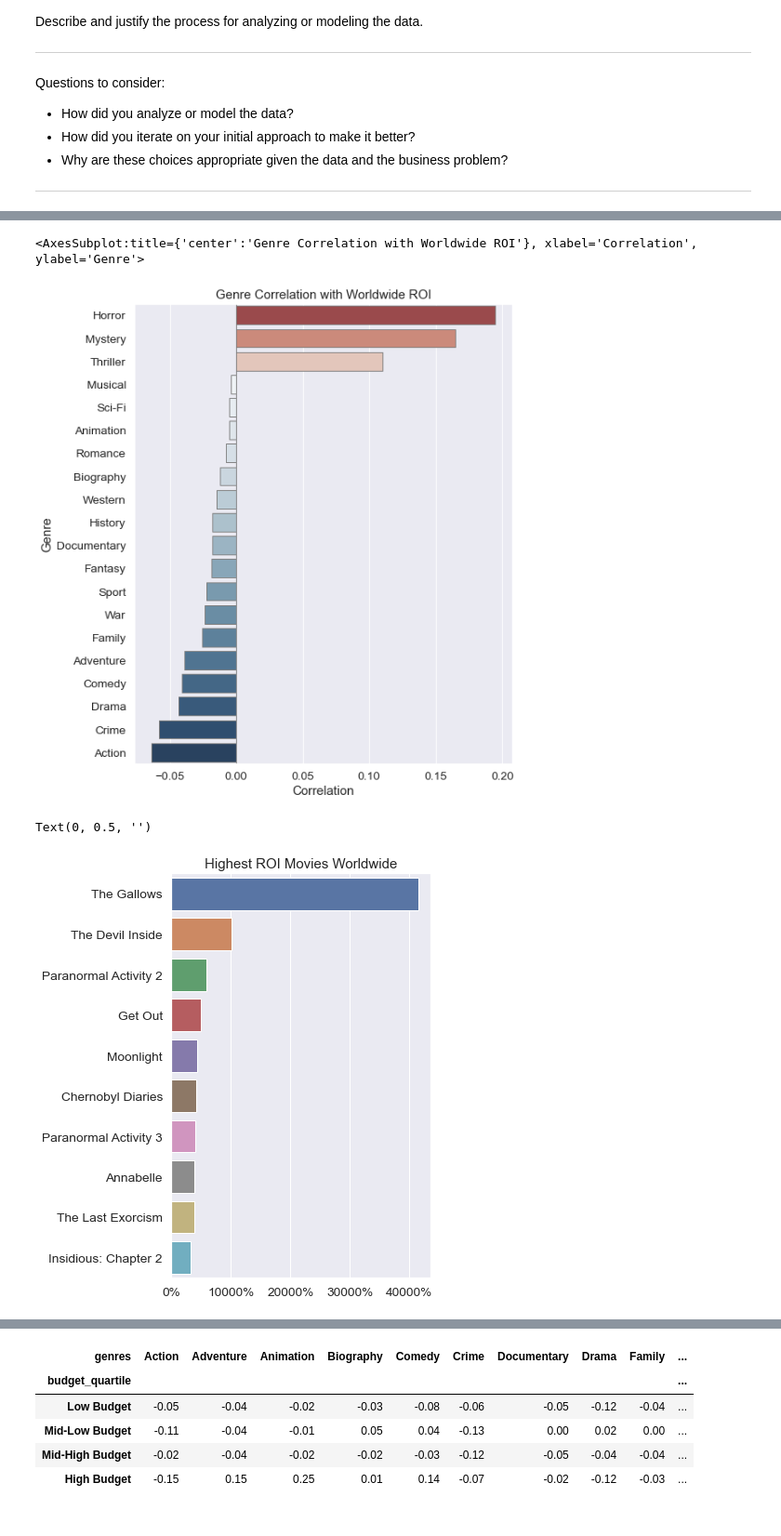
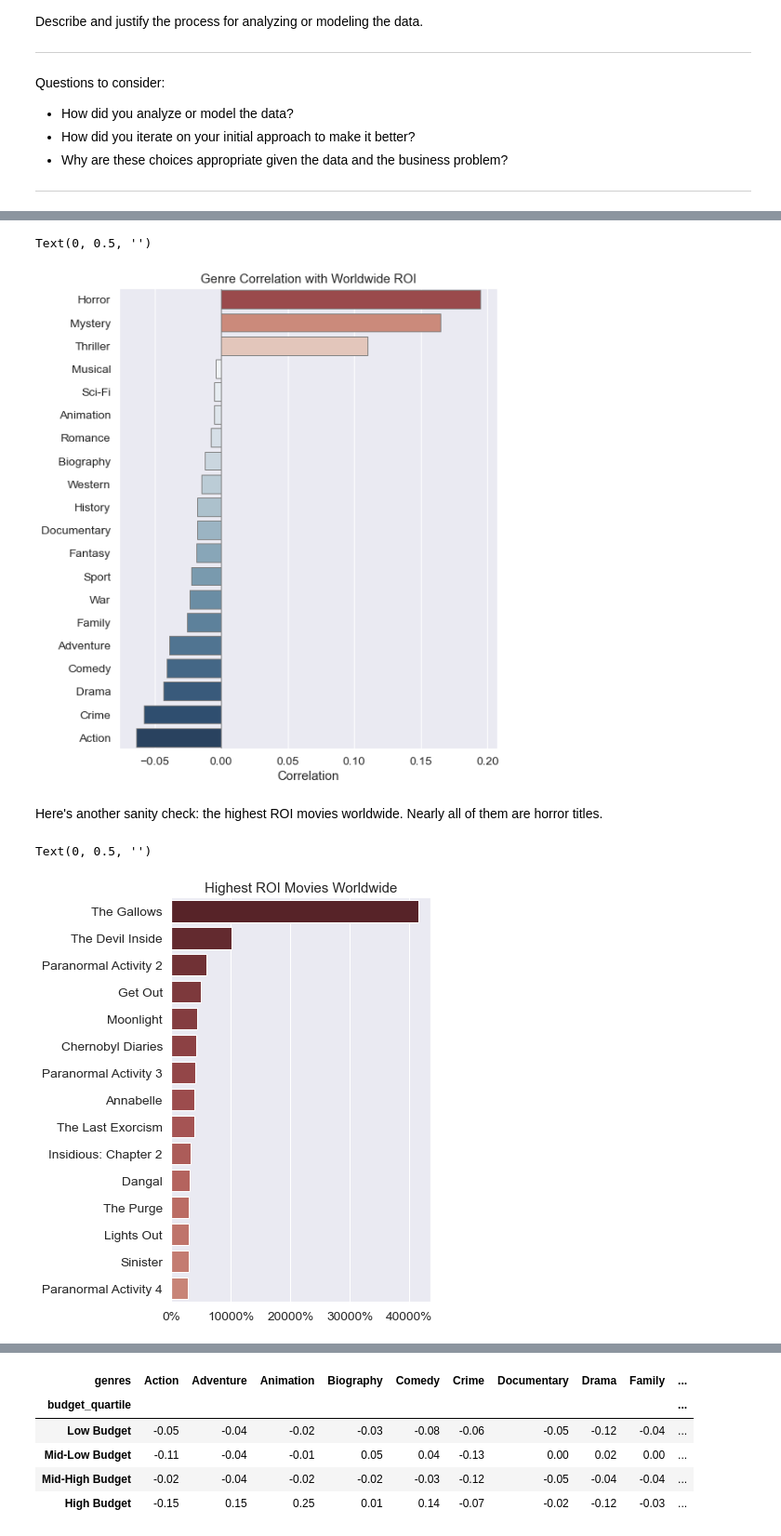
Before and after one commit to ndgigliotti/dsc-phase-1-project, a Jupyter notebook: genres.ipynb, the cells around one changed output, grey strips where cells are left out. Shown at 93% size. Drawn from its saved outputs; the diff is of its cells as text; code cells hidden in the pictures.

```diff
--- a/genres.ipynb
+++ b/genres.ipynb
@@ -485,14 +527,19 @@ axes = plotting.boolean_violinplots(combos, imdb['worldwide_profit'], suptitle='
 # %%
-plotting.cat_correlation(combos, imdb['worldwide_roi'], 'Genre Correlation with Worldwide ROI', 'Genre')
+ax = plotting.cat_correlation(combos, imdb['worldwide_roi'])
+ax.set_title('Genre Correlation with Worldwide ROI')
+ax.set_ylabel(None)
 # %% [output]
-<AxesSubplot:title={'center':'Genre Correlation with Worldwide ROI'}, xlabel='Correlation', ylabel='Genre'>
+Text(0, 0.5, '')
-[figure, old version]
+[figure, new version]
+# %% [markdown]
+Here's another sanity check: the highest ROI movies worldwide. Nearly all of them are horror titles.
 # %%
-ax = plotting.topn_ranking(imdb, 'primary_title', 'worldwide_roi', 10, figsize=(5, 8))
+reds = sns.color_palette('Reds_r', 30, desat=0.6)
+ax = plotting.topn_ranking(imdb, 'primary_title', 'worldwide_roi', 15, figsize=(5, 8), palette=reds)
 ax.xaxis.set_major_formatter(ticker.PercentFormatter())
 ax.set_title('Highest ROI Movies Worldwide')
 ax.set_xlabel(None)
 ax.set_ylabel(None)
 # %% [output]
 Text(0, 0.5, '')
-[figure, old version]
+[figure, new version]
```
Also changed, not shown: parts of 48 cells of this notebook, 3 other files.
